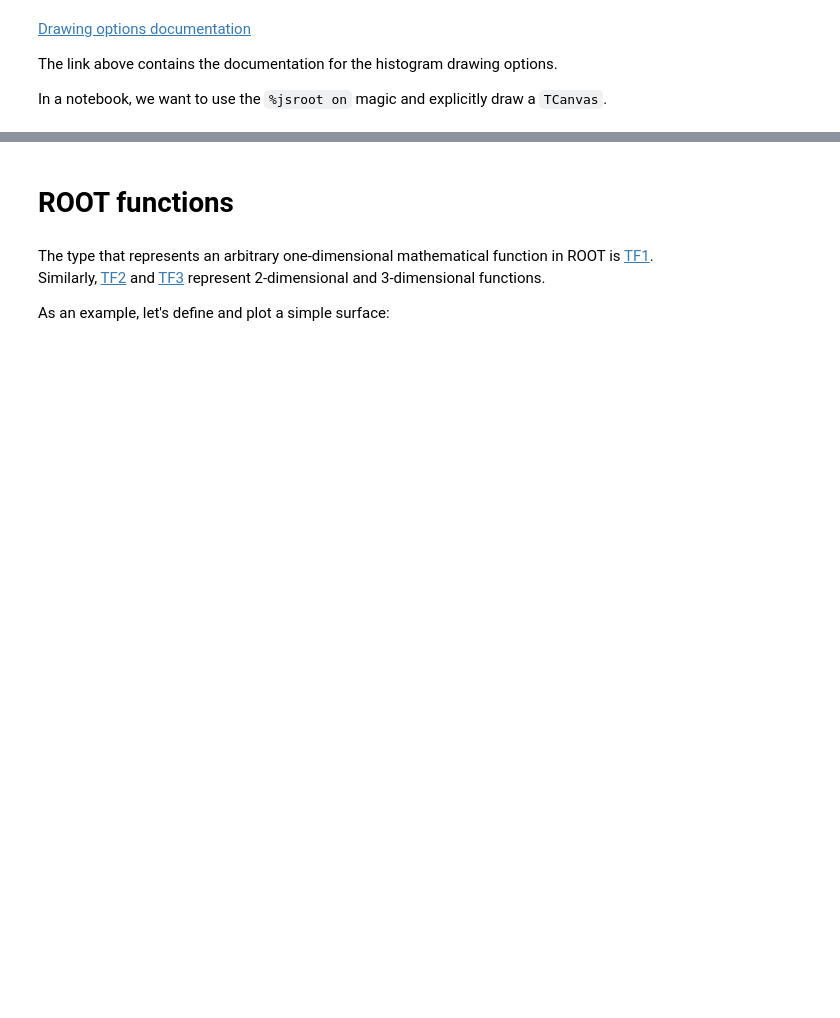
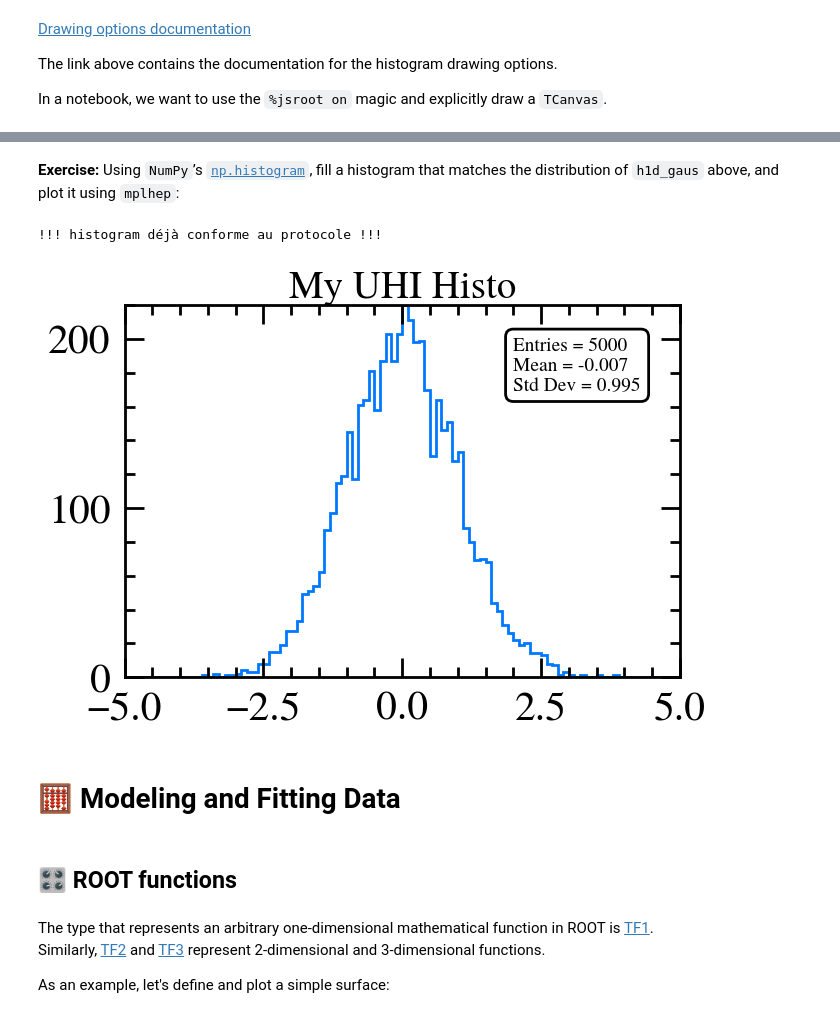
Before and after one commit to root-project/student-course, a Jupyter notebook: course/notebooks/core/01-histograms-and-graphs.ipynb, the cells around one changed output, grey strips where cells are left out. Cells and saved outputs as stored; diff of their text form; code cells hidden in the pictures; blank space fills up the shorter version.

```diff
--- a/course/notebooks/core/01-histograms-and-graphs.ipynb
+++ b/course/notebooks/core/01-histograms-and-graphs.ipynb
@@ -64,5 +125,38 @@ plt.show()
+# %% [markdown]
+**Exercise:** Using `NumPy`’s [`np.histogram`](https://numpy.org/doc/2.1/reference/generated/numpy.histogram.html#numpy-histogram), fill a histogram that matches the distribution of `h1d_gaus` above, and plot it using `mplhep`:
+# %%
+# Solution
+h1d_uhi_gauss = ROOT.TH1D(name="h1d_uhi_gauss", title="My UHI histo", nbinsx=100, xlow=-5, xup=5)
+h1d_uhi_gauss[...] = np.histogram(np.random.normal(size=5000), bins=100, range=(-5,5))[0]
+# or call h1d_uhi_gauss.Fill(np.random.normal(size=5000))
+
+entries = h1d_uhi_gauss.GetEntries()
+mean = h1d_uhi_gauss.GetMean()
+std = h1d_uhi_gauss.GetStdDev()
+
+plt.figure(figsize=(7,5))
+hep.histplot(h1d_uhi_gauss, linewidth=2, yerr=False)
+plt.title("My UHI Histo")
+
+stats_text = (
+    f"Entries = {entries:.0f}\n"
+    f"Mean = {mean:.3f}\n"
+    f"Std Dev = {std:.3f}"
+)
+
+plt.text(
+    2, 170, stats_text,
+    bbox=dict(boxstyle="round,pad=0.4", facecolor="white")
+)
+
+plt.show()
+# %% [output]
+!!! histogram déjà conforme au protocole !!!
+[figure, added]
+# %% [markdown]
+# 🧮 Modeling and Fitting Data
 # %% [markdown]
-# ROOT functions
+## 🎛️ ROOT functions
 # %% [markdown]
 The type that represents an arbitrary one-dimensional mathematical function in ROOT is [TF1](https://root.cern.ch/doc/master/classTF1.html).<br>
 Similarly, [TF2](https://root.cern.ch/doc/master/classTF2.html) and [TF3](https://root.cern.ch/doc/master/classTF3.html) represent 2-dimensional and 3-dimensional functions.
```
Also changed, not shown: parts of 35 cells of this notebook.
